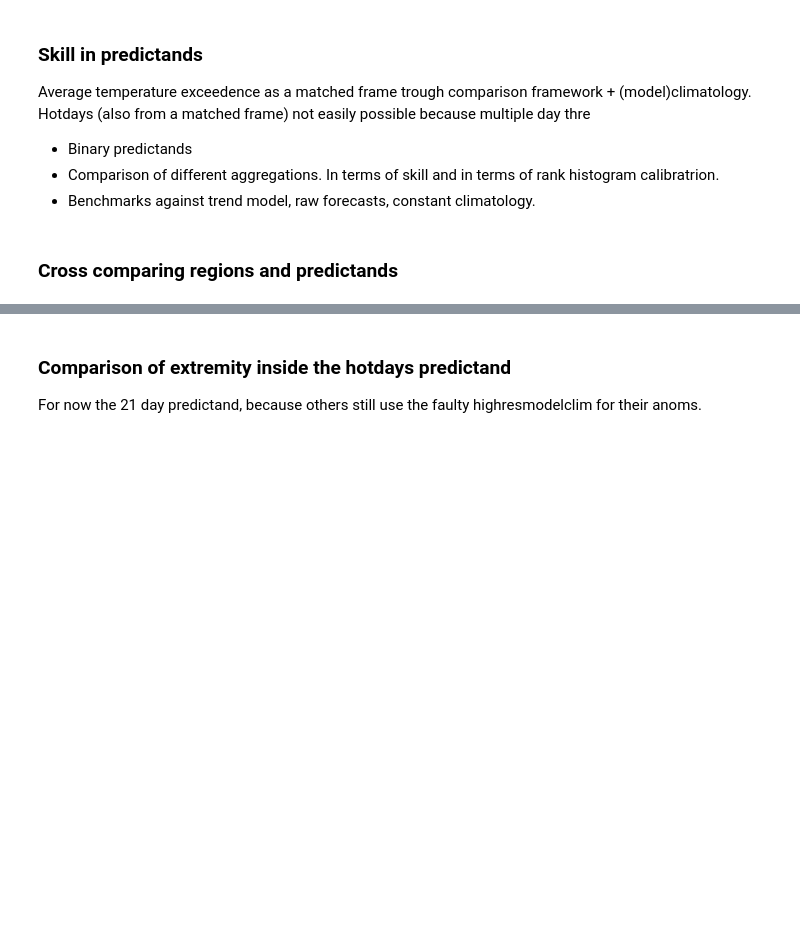
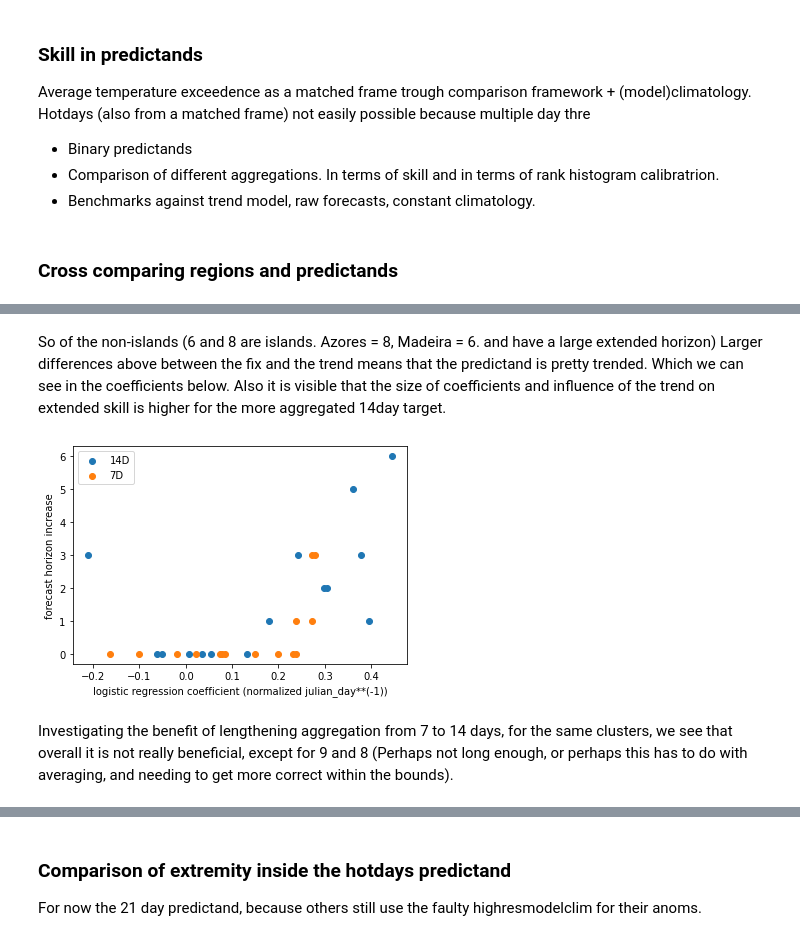
Before and after one commit to chiemvs/SubSeas, a Jupyter notebook: Check_hotdays.ipynb, the cells around one changed output, grey strips where cells are left out. Cells and saved outputs as stored; diff of their text form; code cells hidden in the pictures; blank space fills up the shorter version.

```diff
--- a/Check_hotdays.ipynb
+++ b/Check_hotdays.ipynb
@@ -144,3 +226,4 @@ def compute_skill_horizon(scoredf):
 # %%
-frame = load_tganom_and_compute(bookfile = predictands.loc['tg14D','books'], climname = predictands.loc['tg14D','clim'])
-bss = compute_bss(frame)
+frame, coefs14 = load_tganom_and_compute(bookfile = predictands.loc['tg14D','books'], climname = predictands.loc['tg14D','clim'], return_trend = True)
+bss14 = compute_bss(frame)
+horizons14 = compute_skill_horizon(bss14)
@@ -158,0 +257,14 @@ Larger differences between the fix and the trend means that the predictand is pr
+# %% [markdown]
+So of the non-islands (6 and 8 are islands. Azores = 8, Madeira = 6. and have a large extended horizon)
+Larger differences above between the fix and the trend means that the predictand is pretty trended. Which we can see in the coefficients below. Also it is visible that the size of coefficients and influence of the trend on extended skill is higher for the more aggregated 14day target.
+# %%
+plt.scatter(x = coefs14.groupby('clustid').mean()['coef'], y = horizons14['bss_fix'] - horizons14['bss_trend'], label = '14D')
+plt.scatter(x = coefs7.groupby('clustid').mean()['coef'], y = horizons7['bss_fix'] - horizons7['bss_trend'], label = '7D')
+plt.ylabel('forecast horizon increase')
+plt.xlabel('logistic regression coefficient (normalized julian_day**(-1))')
+plt.legend()
+plt.show()
+# %% [output]
+[figure, added]
+# %% [markdown]
+Investigating the benefit of lengthening aggregation from 7 to 14 days, for the same clusters, we see that overall it is not really beneficial, except for 9 and 8 (Perhaps not long enough, or perhaps this has to do with averaging, and needing to get more correct within the bounds).
```
Also changed, not shown: parts of 46 cells of this notebook, 1 other file.
